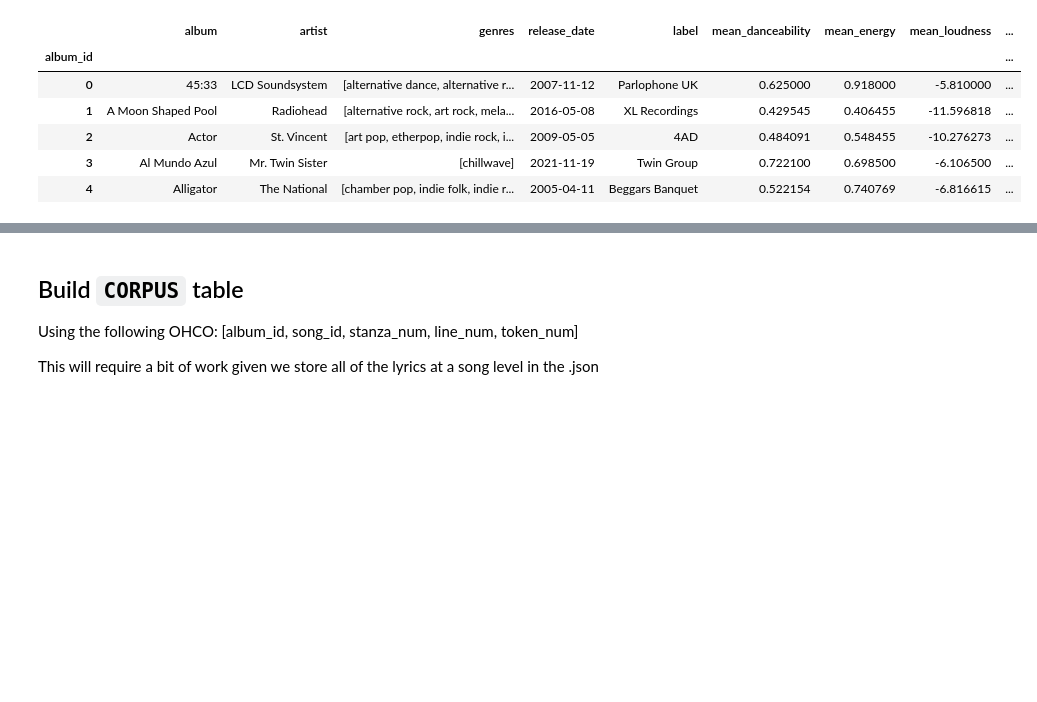
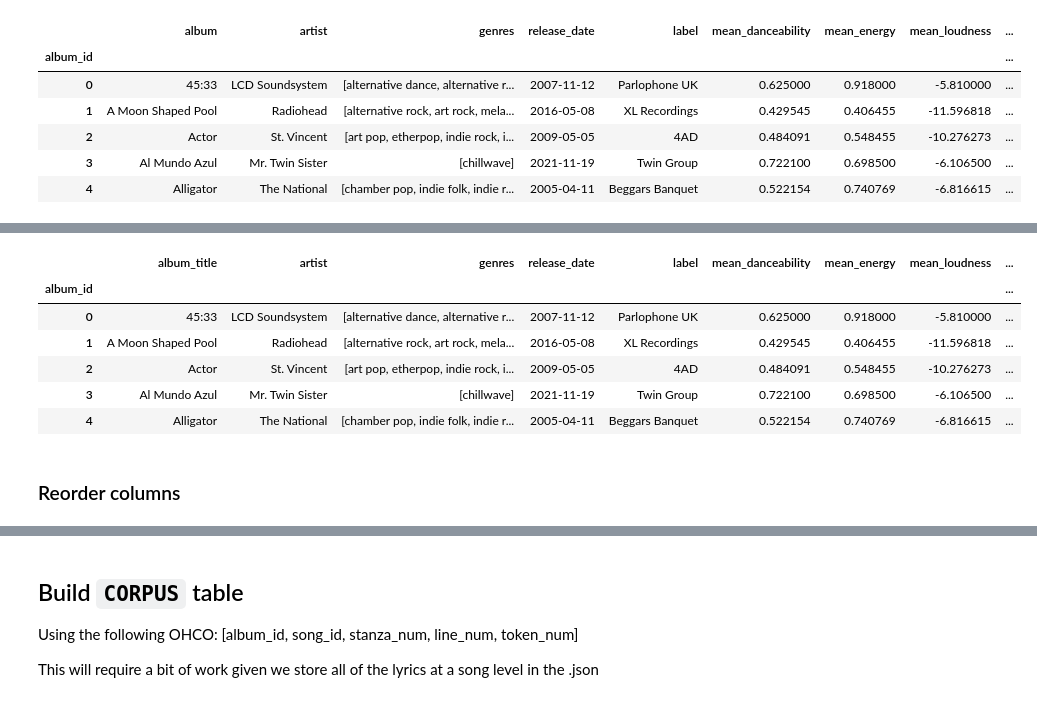
Before and after one commit to rlipps/Exploratory_Text_Analytics_Final, a Jupyter notebook: notebooks/Build_Tables.ipynb, the cells around one changed output, grey strips where cells are left out. Drawn from its saved outputs; the diff is of its cells as text; code cells hidden in the pictures; blank space fills up the shorter version.

```diff
--- a/notebooks/Build_Tables.ipynb
+++ b/notebooks/Build_Tables.ipynb
@@ -209,0 +249,14 @@ LIB.head()
+# %%
+LIB['song_regex'] = '\[Trackname:\s[^\]]+\]'
+# %%
+LIB.head()
+# %% [output]
+|  | album_title | artist | genres | release_date | label | mean_danceability | mean_energy | mean_loudness | ... |
+| album_id |  |  |  |  |  |  |  |  | ... |
+| 0 | 45:33 | LCD Soundsystem | [alternative dance, alternative r... | 2007-11-12 | Parlophone UK | 0.625000 | 0.918000 | -5.810000 | ... |
+| 1 | A Moon Shaped Pool | Radiohead | [alternative rock, art rock, mela... | 2016-05-08 | XL Recordings | 0.429545 | 0.406455 | -11.596818 | ... |
+| 2 | Actor | St. Vincent | [art pop, etherpop, indie rock, i... | 2009-05-05 | 4AD | 0.484091 | 0.548455 | -10.276273 | ... |
+| 3 | Al Mundo Azul | Mr. Twin Sister | [chillwave] | 2021-11-19 | Twin Group | 0.722100 | 0.698500 | -6.106500 | ... |
+| 4 | Alligator | The National | [chamber pop, indie folk, indie r... | 2005-04-11 | Beggars Banquet | 0.522154 | 0.740769 | -6.816615 | ... |
+# %% [markdown]
+### Reorder columns
```
Also changed, not shown: parts of 11 cells of this notebook.
